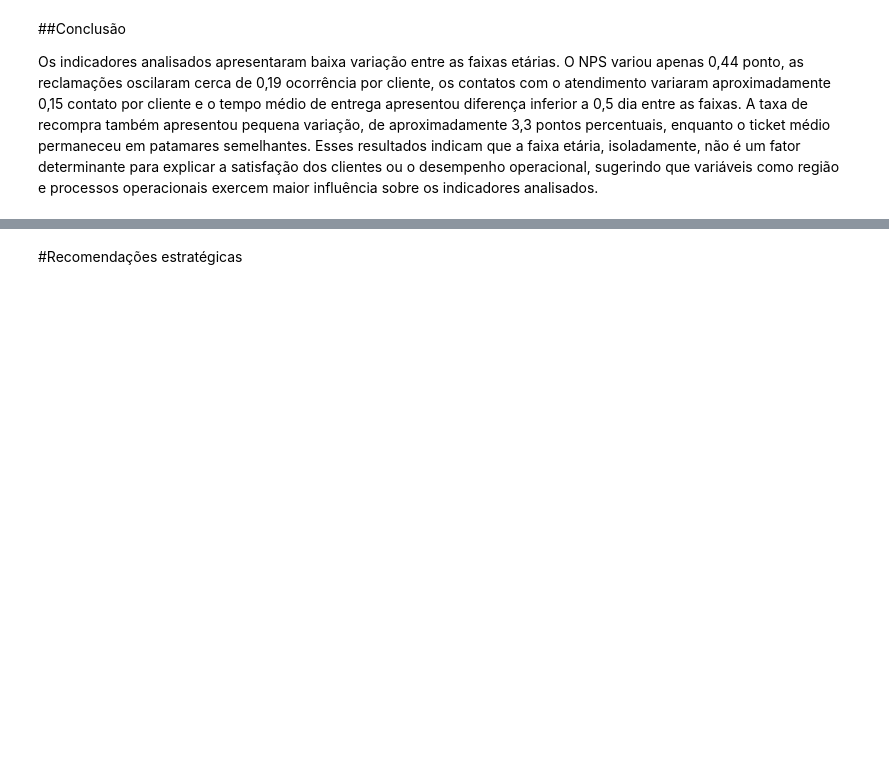
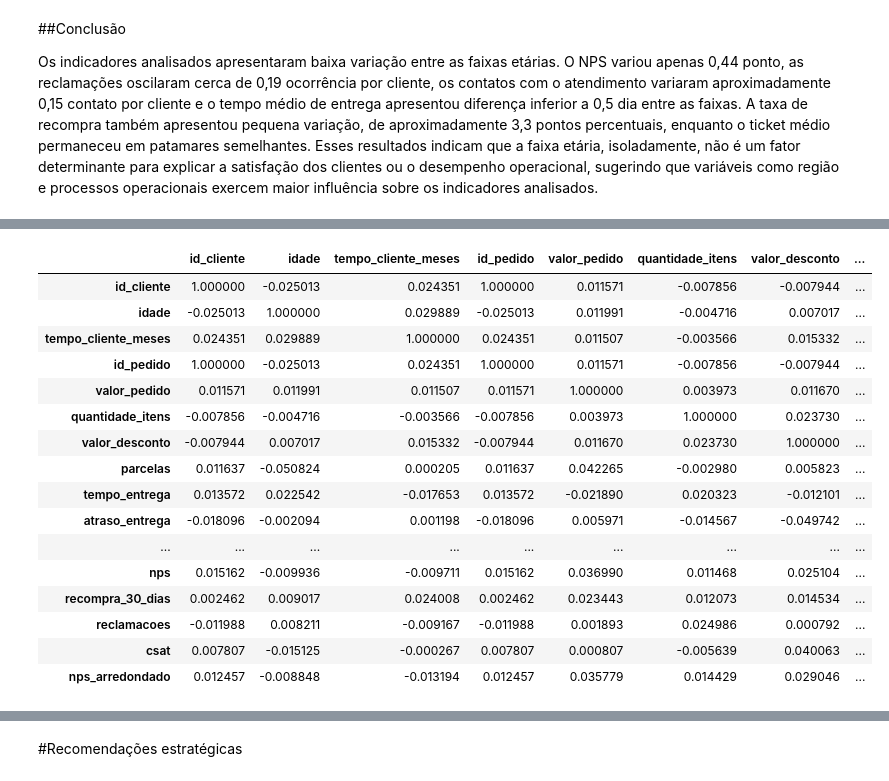
Before and after one commit to suelenpaulapramos/TechChallenge-NPS, a Jupyter notebook: notebooks/01_Analise_NPS.ipynb, the cells around one changed output, grey strips where cells are left out. Drawn from its saved outputs; the diff is of its cells as text; code cells hidden in the pictures; blank space fills up the shorter version.

```diff
--- a/notebooks/01_Analise_NPS.ipynb
+++ b/notebooks/01_Analise_NPS.ipynb
@@ -1288,0 +1295,24 @@ Os indicadores analisados apresentaram baixa variação entre as faixas etárias
+# %%
+colunas_numericas = df.select_dtypes(include='number')
+# %%
+correlacao = colunas_numericas.corr()
+
+correlacao
+# %% [output]
+|  | id_cliente | idade | tempo_cliente_meses | id_pedido | valor_pedido | quantidade_itens | valor_desconto | ... |
+| id_cliente | 1.000000 | -0.025013 | 0.024351 | 1.000000 | 0.011571 | -0.007856 | -0.007944 | ... |
+| idade | -0.025013 | 1.000000 | 0.029889 | -0.025013 | 0.011991 | -0.004716 | 0.007017 | ... |
+| tempo_cliente_meses | 0.024351 | 0.029889 | 1.000000 | 0.024351 | 0.011507 | -0.003566 | 0.015332 | ... |
+| id_pedido | 1.000000 | -0.025013 | 0.024351 | 1.000000 | 0.011571 | -0.007856 | -0.007944 | ... |
+| valor_pedido | 0.011571 | 0.011991 | 0.011507 | 0.011571 | 1.000000 | 0.003973 | 0.011670 | ... |
+| quantidade_itens | -0.007856 | -0.004716 | -0.003566 | -0.007856 | 0.003973 | 1.000000 | 0.023730 | ... |
+| valor_desconto | -0.007944 | 0.007017 | 0.015332 | -0.007944 | 0.011670 | 0.023730 | 1.000000 | ... |
+| parcelas | 0.011637 | -0.050824 | 0.000205 | 0.011637 | 0.042265 | -0.002980 | 0.005823 | ... |
+| tempo_entrega | 0.013572 | 0.022542 | -0.017653 | 0.013572 | -0.021890 | 0.020323 | -0.012101 | ... |
+| atraso_entrega | -0.018096 | -0.002094 | 0.001198 | -0.018096 | 0.005971 | -0.014567 | -0.049742 | ... |
+| ... | ... | ... | ... | ... | ... | ... | ... | ... |
+| nps | 0.015162 | -0.009936 | -0.009711 | 0.015162 | 0.036990 | 0.011468 | 0.025104 | ... |
+| recompra_30_dias | 0.002462 | 0.009017 | 0.024008 | 0.002462 | 0.023443 | 0.012073 | 0.014534 | ... |
+| reclamacoes | -0.011988 | 0.008211 | -0.009167 | -0.011988 | 0.001893 | 0.024986 | 0.000792 | ... |
+| csat | 0.007807 | -0.015125 | -0.000267 | 0.007807 | 0.000807 | -0.005639 | 0.040063 | ... |
+| nps_arredondado | 0.012457 | -0.008848 | -0.013194 | 0.012457 | 0.035779 | 0.014429 | 0.029046 | ... |
```
Also changed, not shown: parts of 4 cells of this notebook.
